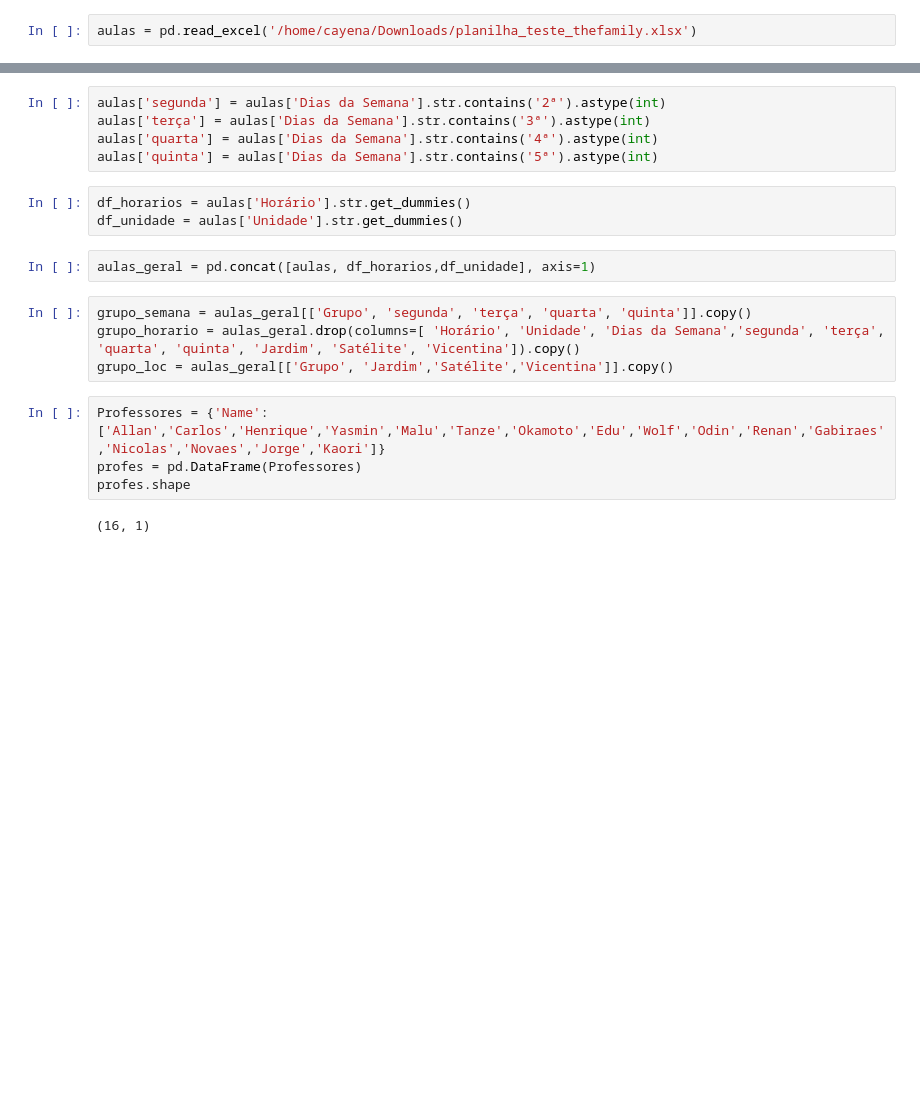
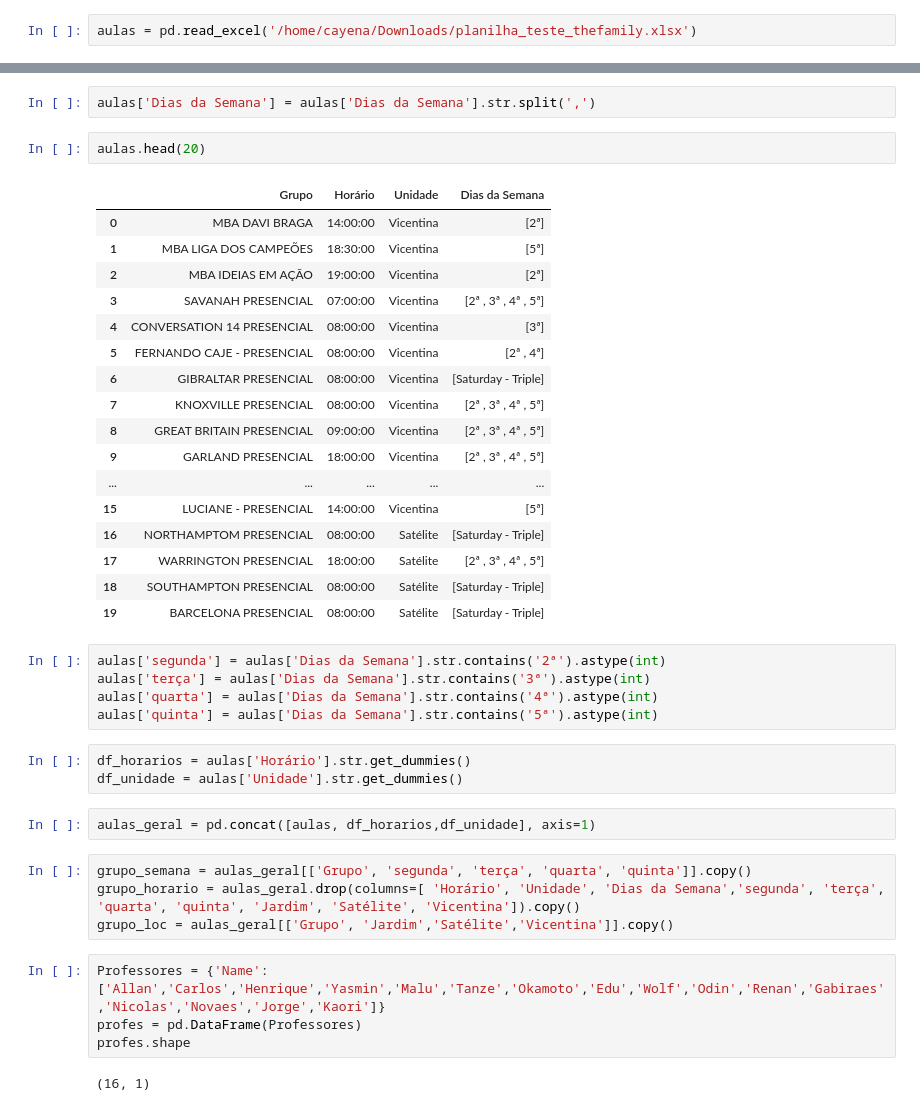
Before and after one commit to CarlosIvanski/Streamlit_cloud, a Jupyter notebook: notebooks/teste.ipynb, the cells around one changed output, grey strips where cells are left out. Saved outputs shown, nothing was run; the diff lists cells and outputs as text; blank space fills up the shorter version.

```diff
--- a/notebooks/teste.ipynb
+++ b/notebooks/teste.ipynb
@@ -10,3 +86,25 @@ aulas['Horário'] = aulas['Horário'].astype(str)
+# %%
+aulas['Dias da Semana'] = aulas['Dias da Semana'].str.split(',')
+# %%
+aulas.head(20)
+# %% [output]
+|  | Grupo | Horário | Unidade | Dias da Semana |
+| 0 | MBA DAVI BRAGA | 14:00:00 | Vicentina | [2ª] |
+| 1 | MBA LIGA DOS CAMPEÕES | 18:30:00 | Vicentina | [5ª] |
+| 2 | MBA IDEIAS EM AÇÃO | 19:00:00 | Vicentina | [2ª] |
+| 3 | SAVANAH PRESENCIAL | 07:00:00 | Vicentina | [2ª , 3ª , 4ª , 5ª] |
+| 4 | CONVERSATION 14 PRESENCIAL | 08:00:00 | Vicentina | [3ª] |
+| 5 | FERNANDO CAJE - PRESENCIAL | 08:00:00 | Vicentina | [2ª , 4ª] |
+| 6 | GIBRALTAR PRESENCIAL | 08:00:00 | Vicentina | [Saturday - Triple] |
+| 7 | KNOXVILLE PRESENCIAL | 08:00:00 | Vicentina | [2ª , 3ª , 4ª , 5ª] |
+| 8 | GREAT BRITAIN PRESENCIAL | 09:00:00 | Vicentina | [2ª , 3ª , 4ª , 5ª] |
+| 9 | GARLAND PRESENCIAL | 18:00:00 | Vicentina | [2ª , 3ª , 4ª , 5ª] |
+| ... | ... | ... | ... | ... |
+| 15 | LUCIANE - PRESENCIAL | 14:00:00 | Vicentina | [5ª] |
+| 16 | NORTHAMPTOM PRESENCIAL | 08:00:00 | Satélite | [Saturday - Triple] |
+| 17 | WARRINGTON PRESENCIAL | 18:00:00 | Satélite | [2ª , 3ª , 4ª , 5ª] |
+| 18 | SOUTHAMPTON PRESENCIAL | 08:00:00 | Satélite | [Saturday - Triple] |
+| 19 | BARCELONA PRESENCIAL | 08:00:00 | Satélite | [Saturday - Triple] |
 # %%
 aulas['segunda'] = aulas['Dias da Semana'].str.contains('2ª').astype(int)
 aulas['terça'] = aulas['Dias da Semana'].str.contains('3ª').astype(int)
```
Also changed, not shown: parts of 8 cells of this notebook.
